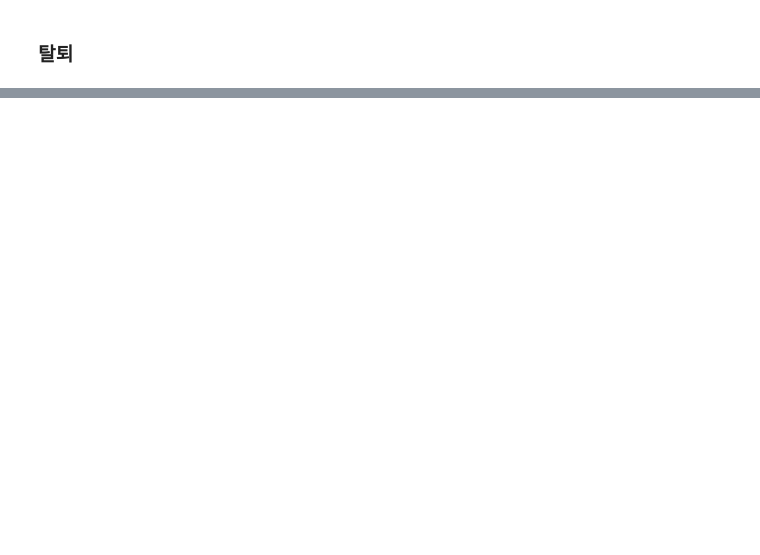
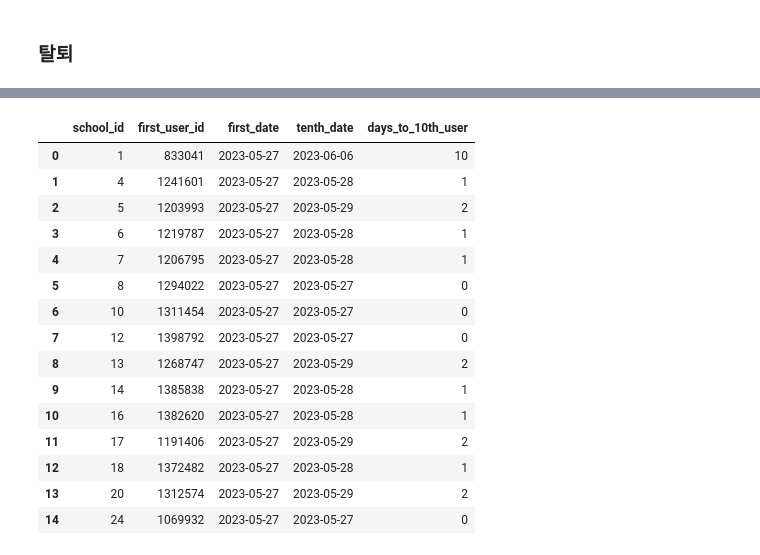
Before and after one commit to seung127/codeit_project, a Jupyter notebook: codeit-project-docker/notebooks/gsc_connect_check.ipynb, the cells around one changed output, grey strips where cells are left out. Drawn from its saved outputs; the diff is of its cells as text; code cells hidden in the pictures; blank space fills up the shorter version.

```diff
--- a/codeit-project-docker/notebooks/gsc_connect_check.ipynb
+++ b/codeit-project-docker/notebooks/gsc_connect_check.ipynb
@@ -119,3 +119,32 @@ polls_questionset = dfs["polls_questionset"]
 
 # 사용자 후보 응답 테이블
 polls_usercandidate = dfs["polls_usercandidate"]
+# %%
+def read_parquet_from_gcs(file_names, gcs_prefix, key_path):
+    dfs = {}
+    for name in file_names:
+        path = f"{gcs_prefix}/{name}.parquet"
+        dfs[name] = pd.read_parquet(path, storage_options={"token": key_path})
+    return dfs
+
+
+file_list = [
+    "device_properties",
+    "hackle_events",
+    "hackle_properties",
+    "user_properties"
+]
+
+gcs_prefix = "gs://codeit-project/hackle"
+key_path = "./config/key.json"
+
+dfs = read_parquet_from_gcs(file_list, gcs_prefix, key_path)
+
+# device_properties
+device_properties = dfs["device_properties"]
+# hackle_events
+hackle_events = dfs["hackle_events"]
+# hackle_properties
+hackle_properties = dfs["hackle_properties"]
+# user_properties
+user_properties = dfs["user_properties"]
@@ -1449,0 +988,19 @@ Name: count, dtype: int64
+# %%
+result_df.head(15)
+# %% [output]
+|  | school_id | first_user_id | first_date | tenth_date | days_to_10th_user |
+| 0 | 1 | 833041 | 2023-05-27 | 2023-06-06 | 10 |
+| 1 | 4 | 1241601 | 2023-05-27 | 2023-05-28 | 1 |
+| 2 | 5 | 1203993 | 2023-05-27 | 2023-05-29 | 2 |
+| 3 | 6 | 1219787 | 2023-05-27 | 2023-05-28 | 1 |
+| 4 | 7 | 1206795 | 2023-05-27 | 2023-05-28 | 1 |
+| 5 | 8 | 1294022 | 2023-05-27 | 2023-05-27 | 0 |
+| 6 | 10 | 1311454 | 2023-05-27 | 2023-05-27 | 0 |
+| 7 | 12 | 1398792 | 2023-05-27 | 2023-05-27 | 0 |
+| 8 | 13 | 1268747 | 2023-05-27 | 2023-05-29 | 2 |
+| 9 | 14 | 1385838 | 2023-05-27 | 2023-05-28 | 1 |
+| 10 | 16 | 1382620 | 2023-05-27 | 2023-05-28 | 1 |
+| 11 | 17 | 1191406 | 2023-05-27 | 2023-05-29 | 2 |
+| 12 | 18 | 1372482 | 2023-05-27 | 2023-05-28 | 1 |
+| 13 | 20 | 1312574 | 2023-05-27 | 2023-05-29 | 2 |
+| 14 | 24 | 1069932 | 2023-05-27 | 2023-05-27 | 0 |
```
Also changed, not shown: parts of 116 cells of this notebook.
